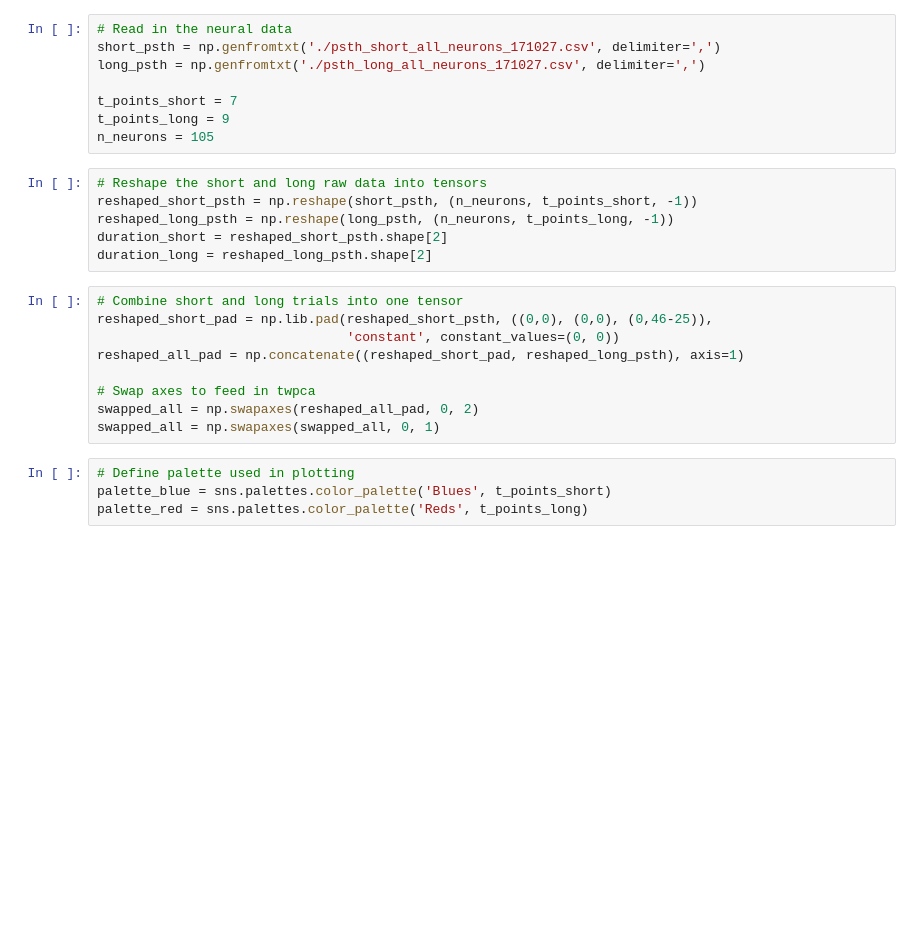
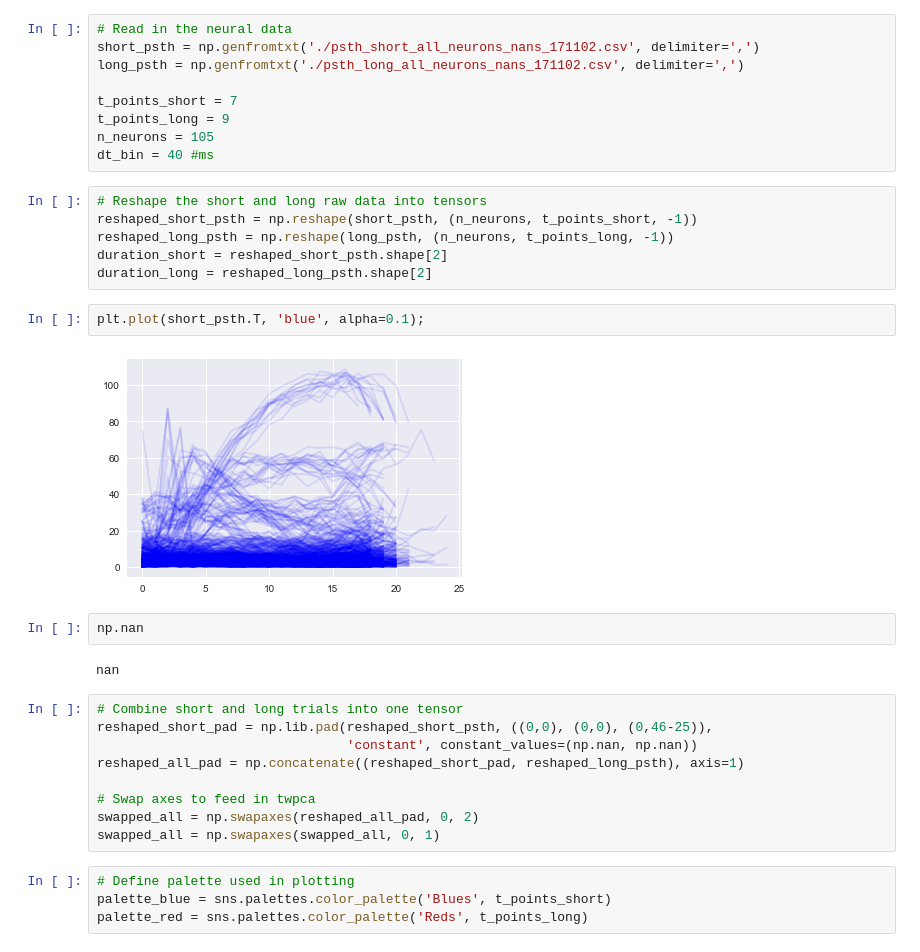
Before and after one commit to lmn93beo/twPCA-Neural-Analysis, a Jupyter notebook: twpca_neural_analysis.ipynb, the cells around one changed output. Saved outputs shown, nothing was run; the diff lists cells and outputs as text; blank space fills up the shorter version.

```diff
--- a/twpca_neural_analysis.ipynb
+++ b/twpca_neural_analysis.ipynb
@@ -186,21 +161,30 @@ plt.plot(warp.T);
 # %%
 # Read in the neural data
-short_psth = np.genfromtxt('./psth_short_all_neurons_171027.csv', delimiter=',')
-long_psth = np.genfromtxt('./psth_long_all_neurons_171027.csv', delimiter=',')
+short_psth = np.genfromtxt('./psth_short_all_neurons_nans_171102.csv', delimiter=',')
+long_psth = np.genfromtxt('./psth_long_all_neurons_nans_171102.csv', delimiter=',')
 
 t_points_short = 7
 t_points_long = 9
 n_neurons = 105
+dt_bin = 40 #ms
 # %%
 # Reshape the short and long raw data into tensors
 reshaped_short_psth = np.reshape(short_psth, (n_neurons, t_points_short, -1))
 reshaped_long_psth = np.reshape(long_psth, (n_neurons, t_points_long, -1))
 duration_short = reshaped_short_psth.shape[2]
 duration_long = reshaped_long_psth.shape[2]
+# %%
+plt.plot(short_psth.T, 'blue', alpha=0.1);
+# %% [output]
+[figure, added]
+# %%
+np.nan
+# %% [output]
+nan
 # %%
 # Combine short and long trials into one tensor
 reshaped_short_pad = np.lib.pad(reshaped_short_psth, ((0,0), (0,0), (0,46-25)),
-                                'constant', constant_values=(0, 0))
+                                'constant', constant_values=(np.nan, np.nan))
 reshaped_all_pad = np.concatenate((reshaped_short_pad, reshaped_long_psth), axis=1)
 
 # Swap axes to feed in twpca
```
Also changed, not shown: parts of 22 cells of this notebook.
